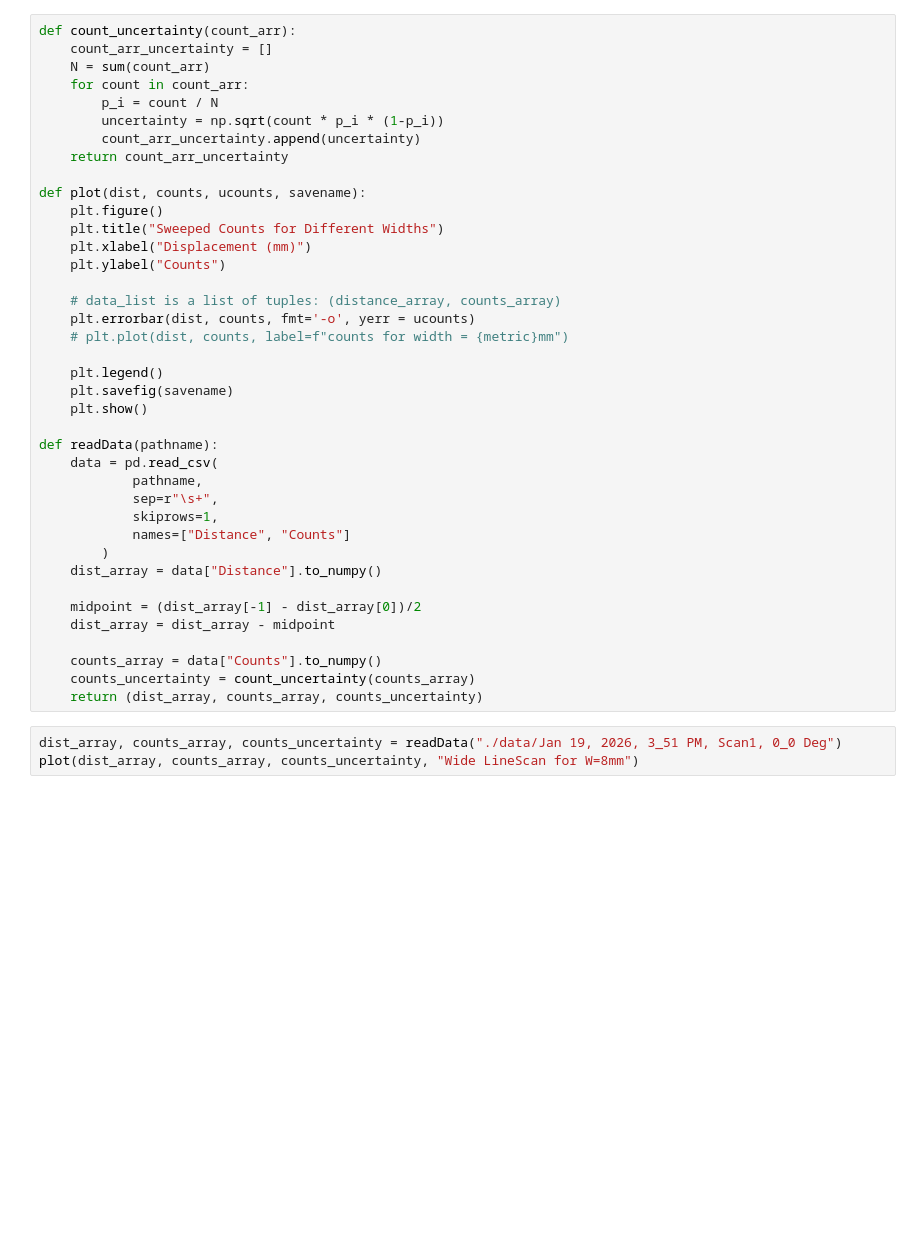
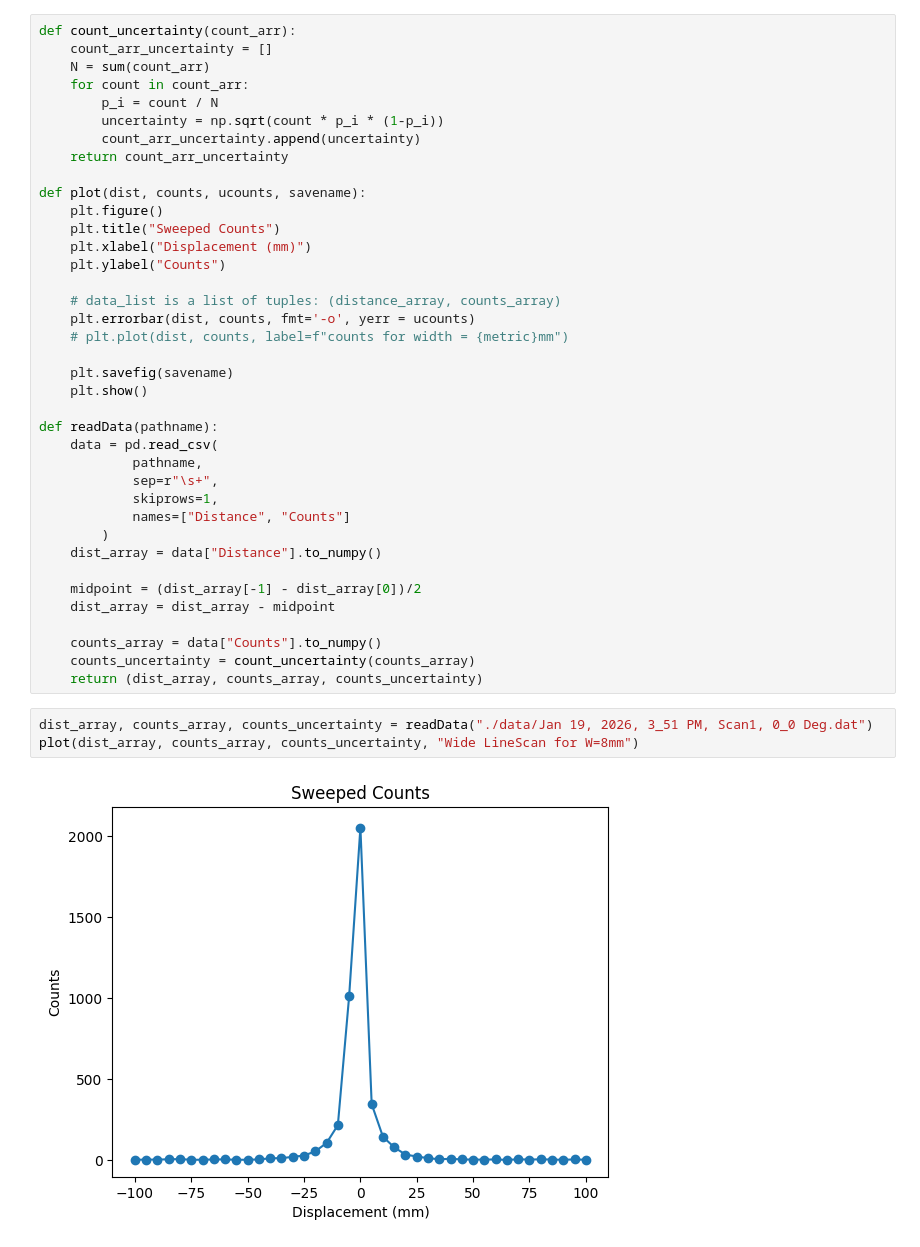
Before and after one commit to MarkZhit/PHYS409-PET, a Jupyter notebook: DrawScan.ipynb, the cells around one changed output. Drawn from its saved outputs; the diff is of its cells as text; blank space fills up the shorter version.

Commit message:
Added an analysis that just plots one linescan

```diff
--- a/DrawScan.ipynb
+++ b/DrawScan.ipynb
@@ -19,7 +15,7 @@ def count_uncertainty(count_arr):
 
 def plot(dist, counts, ucounts, savename):
     plt.figure()
-    plt.title("Sweeped Counts for Different Widths")
+    plt.title("Sweeped Counts")
     plt.xlabel("Displacement (mm)")
     plt.ylabel("Counts")
 
@@ -27,7 +23,6 @@ def plot(dist, counts, ucounts, savename):
     plt.errorbar(dist, counts, fmt='-o', yerr = ucounts)
     # plt.plot(dist, counts, label=f"counts for width = {metric}mm")
 
-    plt.legend()
     plt.savefig(savename)
     plt.show()
 
@@ -47,5 +42,7 @@ def readData(pathname):
     counts_uncertainty = count_uncertainty(counts_array)
     return (dist_array, counts_array, counts_uncertainty)
 # %%
-dist_array, counts_array, counts_uncertainty = readData("./data/Jan 19, 2026, 3_51 PM, Scan1, 0_0 Deg")
+dist_array, counts_array, counts_uncertainty = readData("./data/Jan 19, 2026, 3_51 PM, Scan1, 0_0 Deg.dat")
 plot(dist_array, counts_array, counts_uncertainty, "Wide LineScan for W=8mm")
+# %% [output]
+[figure, added]
```
Also changed, not shown: parts of 3 cells of this notebook, 3 other files.
